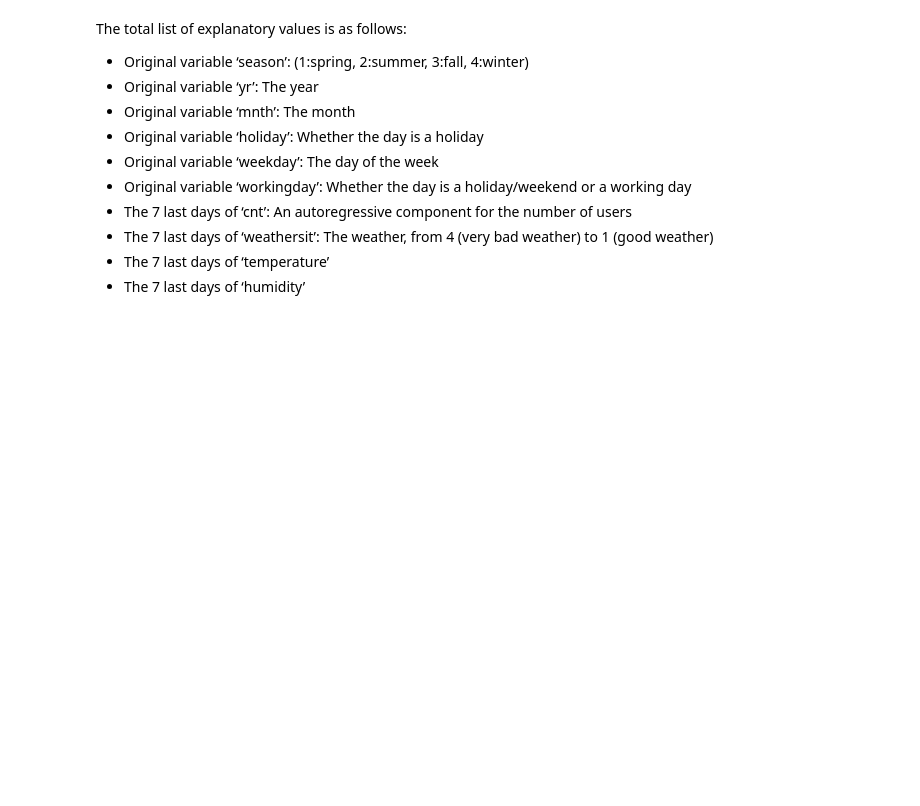
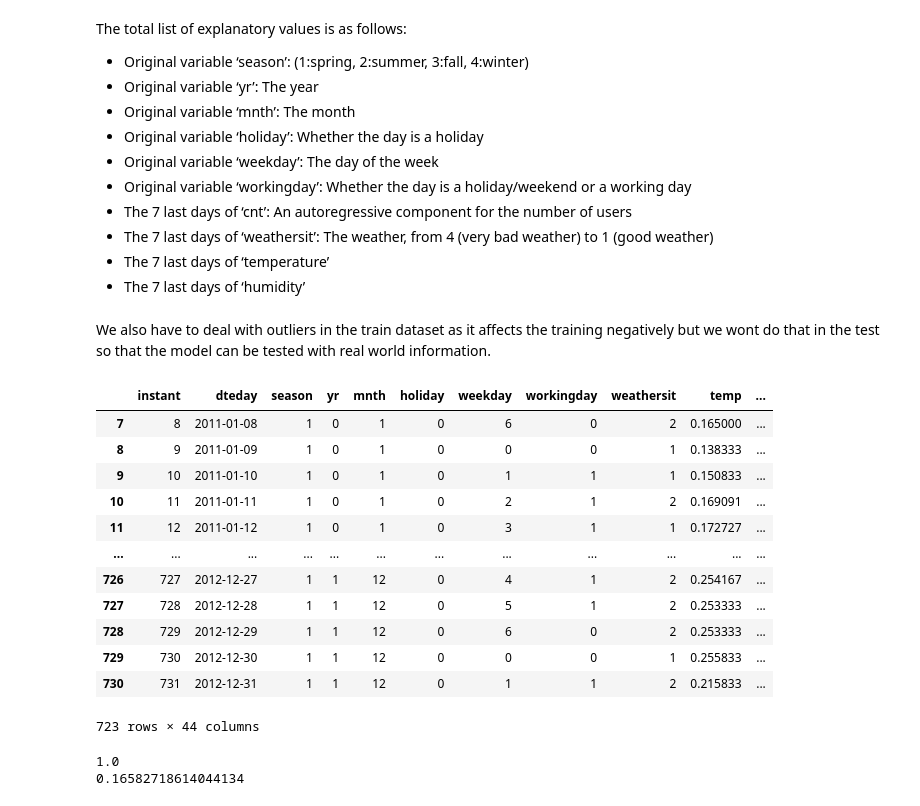
Before and after one commit to Udeani4/time_series_analysis, a Jupyter notebook: Supervised_MLM_TimeSeries/decision_tree.ipynb, the cells around one changed output. Saved outputs shown, nothing was run; the diff lists cells and outputs as text; code cells hidden in the pictures; blank space fills up the shorter version.

```diff
--- a/Supervised_MLM_TimeSeries/decision_tree.ipynb
+++ b/Supervised_MLM_TimeSeries/decision_tree.ipynb
@@ -54,3 +54,58 @@ The total list of explanatory values is as follows:
 * The 7 last days of ‘weathersit’: The weather, from 4 (very bad weather) to 1 (good weather)
 * The 7 last days of ‘temperature’
 * The 7 last days of ‘humidity’
+# %% [markdown]
+We also have to deal with outliers in the train dataset as it affects the training negatively but we wont do that in the test so that the model can be tested with real world information.
+# %%
+# Creating the training dataset
+
+# 7 last days of user count (autoregression)
+data['usersL1'] = data['cnt'].shift(1)
+data['usersL2'] = data['cnt'].shift(2)
+data['usersL3'] = data['cnt'].shift(3)
+data['usersL4'] = data['cnt'].shift(4)
+data['usersL5'] = data['cnt'].shift(5)
+data['usersL6'] = data['cnt'].shift(6)
+data['usersL7'] = data['cnt'].shift(7)
+# 7 last days of weathersit
+data['weatherL1'] = data['weathersit'].shift(1)
+data['weatherL2'] = data['weathersit'].shift(2)
+data['weatherL3'] = data['weathersit'].shift(3)
+data['weatherL4'] = data['weathersit'].shift(4)
+data['weatherL5'] = data['weathersit'].shift(5)
+data['weatherL6'] = data['weathersit'].shift(6)
+data['weatherL7'] = data['weathersit'].shift(7)
+# 7 last days of temperature
+data['tempL1'] = data['temp'].shift(1)
+data['tempL2'] = data['temp'].shift(2)
+data['tempL3'] = data['temp'].shift(3)
+data['tempL4'] = data['temp'].shift(4)
+data['tempL5'] = data['temp'].shift(5)
+data['tempL6'] = data['temp'].shift(6)
+data['tempL7'] = data['temp'].shift(7)
+# 7 last days of humidity
+data['humL1'] = data['hum'].shift(1)
+data['humL2'] = data['hum'].shift(2)
+data['humL3'] = data['hum'].shift(3)
+data['humL4'] = data['hum'].shift(4)
+data['humL5'] = data['hum'].shift(5)
+data['humL6'] = data['hum'].shift(6)
+data['humL7'] = data['hum'].shift(7)
+# %%
+data = data.dropna()
+data = data.drop(477)
+data
+# %% [output]
+|  | instant | dteday | season | yr | mnth | holiday | weekday | workingday | weathersit | temp | ... |
+| 7 | 8 | 2011-01-08 | 1 | 0 | 1 | 0 | 6 | 0 | 2 | 0.165000 | ... |
+| 8 | 9 | 2011-01-09 | 1 | 0 | 1 | 0 | 0 | 0 | 1 | 0.138333 | ... |
+| 9 | 10 | 2011-01-10 | 1 | 0 | 1 | 0 | 1 | 1 | 1 | 0.150833 | ... |
+| 10 | 11 | 2011-01-11 | 1 | 0 | 1 | 0 | 2 | 1 | 2 | 0.169091 | ... |
+| 11 | 12 | 2011-01-12 | 1 | 0 | 1 | 0 | 3 | 1 | 1 | 0.172727 | ... |
+| ... | ... | ... | ... | ... | ... | ... | ... | ... | ... | ... | ... |
+| 726 | 727 | 2012-12-27 | 1 | 1 | 12 | 0 | 4 | 1 | 2 | 0.254167 | ... |
+| 727 | 728 | 2012-12-28 | 1 | 1 | 12 | 0 | 5 | 1 | 2 | 0.253333 | ... |
+| 728 | 729 | 2012-12-29 | 1 | 1 | 12 | 0 | 6 | 0 | 2 | 0.253333 | ... |
+| 729 | 730 | 2012-12-30 | 1 | 1 | 12 | 0 | 0 | 0 | 1 | 0.255833 | ... |
+| 730 | 731 | 2012-12-31 | 1 | 1 | 12 | 0 | 1 | 1 | 2 | 0.215833 | ... |
+723 rows × 44 columns
@@ -56,0 +117,20 @@ The total list of explanatory values is as follows:
+# %%
+# Fitting the model
+
+# Create Train test split
+from sklearn.model_selection import train_test_split
+
+X_train, X_test, y_train, y_test = train_test_split(X, y, test_size=0.20,random_state=12345, shuffle=False)
+
+from sklearn.tree import DecisionTreeRegressor
+
+my_dt = DecisionTreeRegressor(random_state=12345)
+my_dt.fit(X_train, y_train)
+
+from sklearn.metrics import r2_score
+
+print(r2_score(list(y_train), list(my_dt.predict(X_train))))
+print(r2_score(list(y_test), list(my_dt.predict(X_test))))
+# %% [output]
+1.0
+0.16582718614044134
```
Also changed, not shown: parts of 9 cells of this notebook.
